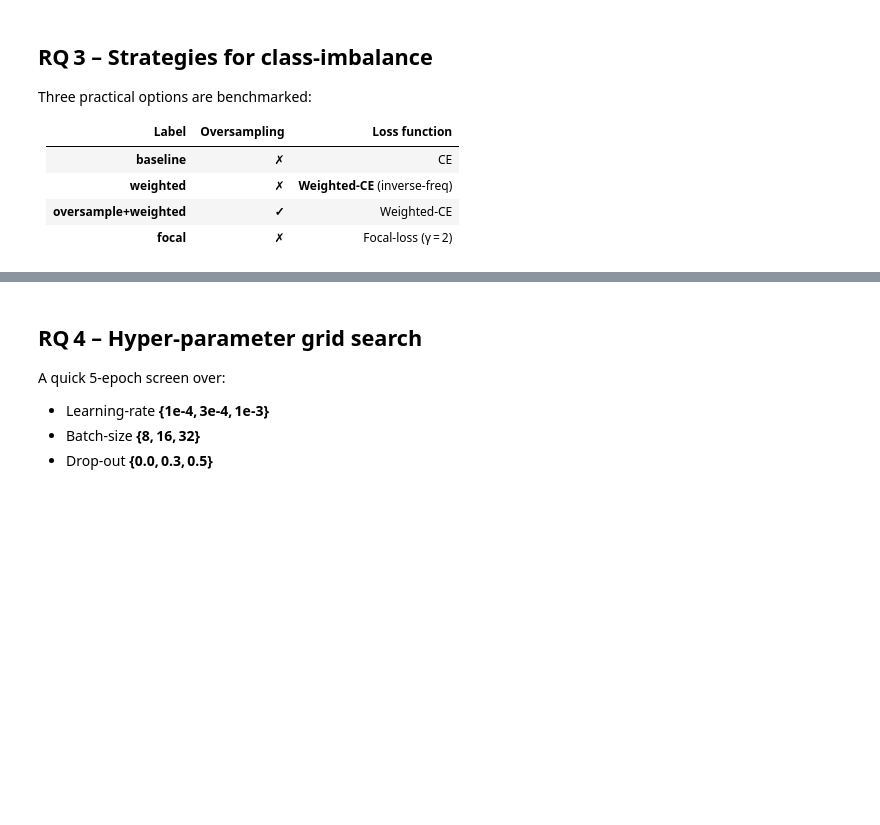
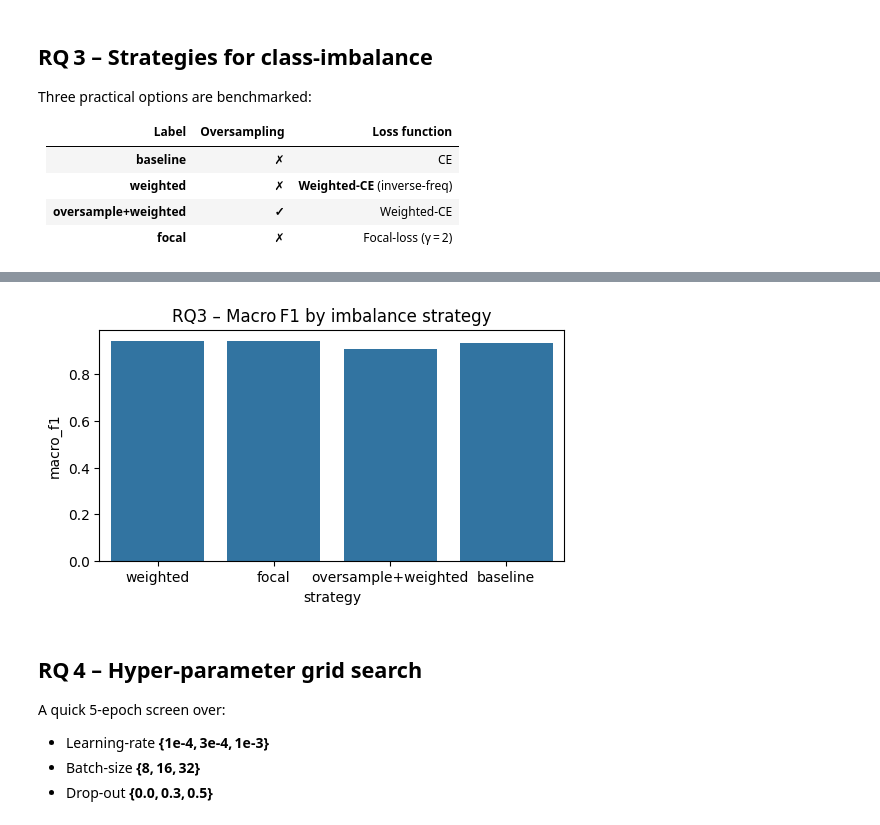
Before and after one commit to YannKleees/team09, a Jupyter notebook: notebooks/RQ3_RQ4_RQ6.ipynb, the cells around one changed output, grey strips where cells are left out. Drawn from its saved outputs; the diff is of its cells as text; code cells hidden in the pictures; blank space fills up the shorter version.

```diff
--- a/notebooks/RQ3_RQ4_RQ6.ipynb
+++ b/notebooks/RQ3_RQ4_RQ6.ipynb
@@ -144,8 +165,10 @@ rq3_df
 # %%
-
 plt.figure(figsize=(6,3))
-sns.barplot(data=rq3_df, x='strategy', y='macro_f1')
-plt.title('RQ3 – Macro F1 by imbalance strategy'); plt.show()
+sns.barplot(data=strategies_df, x='strategy', y='macro_f1')
+plt.title('RQ3 – Macro F1 by imbalance strategy')
+plt.show()
+# %% [output]
+[figure, added]
 # %% [markdown]
 
 ## RQ 4 – Hyper‑parameter grid search
```
Also changed, not shown: parts of 10 cells of this notebook, 1 other file.
